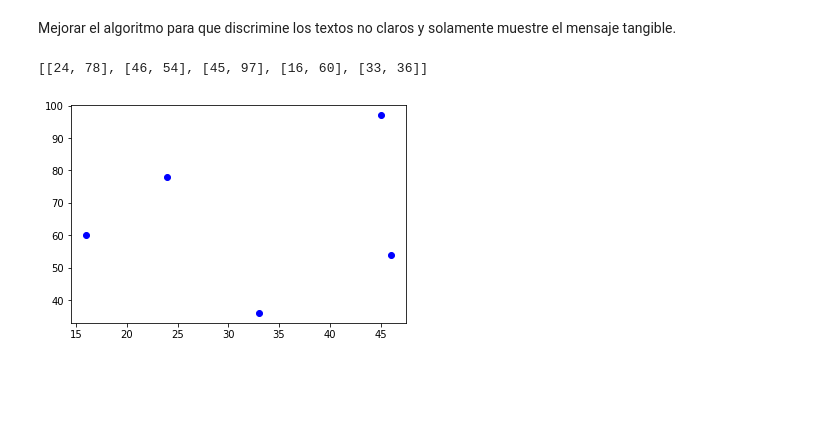
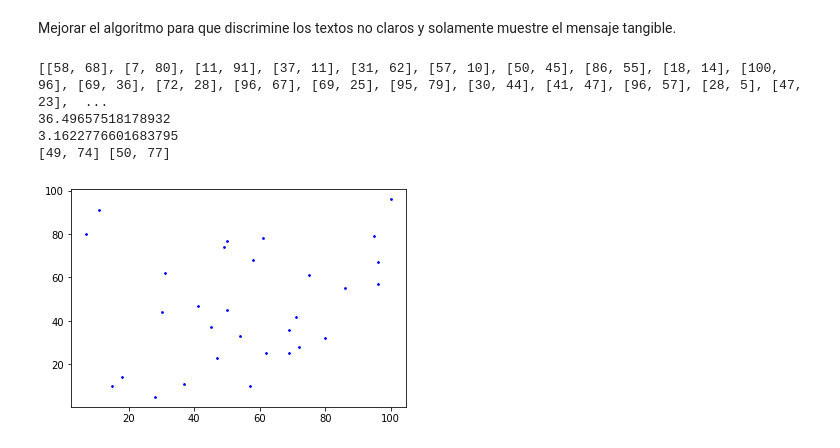
Before and after one commit to EdgarVitelaChicharo/Dise-o-y-Anal-sis-de-Algoritmos---FES, a Jupyter notebook: Estrategias_Diseño.ipynb, the cells around one changed output. Drawn from its saved outputs; the diff is of its cells as text; code cells hidden in the pictures; blank space fills up the shorter version.

```diff
--- a/Estrategias_Diseño.ipynb
+++ b/Estrategias_Diseño.ipynb
@@ -121,17 +121,44 @@ x e   e x f t   j n x   t g b f t   t   e t   n g b o x k l b w t w   g t v b h
 y f   f y g u   k o y   u h c g u   u   f u   o h c p y l m c x u x   h u w c i h u f ,   j i l   g c   l u t u   b u v f u l á   y f   y m j í l c n o ,   l y p y f u   f u   p i w u w c ó h   b o g  ...
 # %% [markdown]
 Mejorar el algoritmo para que discrimine los textos no claros y solamente muestre el mensaje tangible.
-# %%
-from matplotlib import pyplot as plt
-import random
-
-pares = []
-for i in range(5):
-    pares.append( [ random.randint(1,100) , random.randint(1,100) ] )
-print(pares)
-
-for par in pares:
-    plt.plot( par[0],par[1] , "bo" )
-# %% [output]
-[[24, 78], [46, 54], [45, 97], [16, 60], [33, 36]]
-[figure, removed]
+# %%
+from matplotlib import pyplot as plt
+import random
+import math
+
+pares = []
+for i in range(30):
+    pares.append( [ random.randint(1,100) , random.randint(1,100) ] )
+print(pares)
+
+for par in pares:
+    plt.scatter(par[0],par[1] , s=3 ,c="b"  )
+#resultado = math.sqrt((pow(((x2-x1)),2))+(pow(((y2-y1)),2)))
+
+def distancia( p1 , p2): #pares
+    dis = math.sqrt((pow(((p2[0]-p1[0])),2))+(pow(((p2[1]-p1[1])),2)))
+    return dis
+
+print(distancia ( [32 , 96] , [68 , 90] ) )
+
+menor = 99999
+d = 0
+par_menor = []
+
+for i in range( len(pares) ):
+    for j in range(len (pares) ):
+        d = distancia( pares[i] , pares[j] )
+        if d < menor and d != 0.0:
+            menor = d
+            par_menor.clear()
+            par_menor.append( pares[i] )
+            par_menor.append( pares[j] )
+
+print(menor)
+print( par_menor[0] , par_menor[1] )
+# %% [output]
+[[58, 68], [7, 80], [11, 91], [37, 11], [31, 62], [57, 10], [50, 45], [86, 55], [18, 14], [100, 96], [69, 36], [72, 28], [96, 67], [69, 25], [95, 79], [30, 44], [41, 47], [96, 57], [28, 5], [47, 23],  ...
+36.49657518178932
+3.1622776601683795
+[49, 74] [50, 77]
+[figure, added]
```
Also changed, not shown: parts of 1 cell of this notebook.
